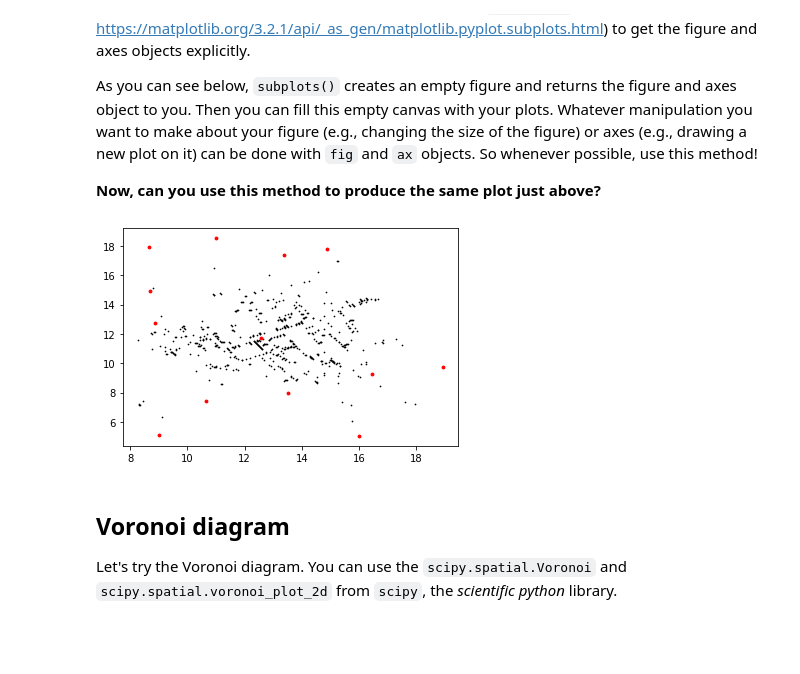
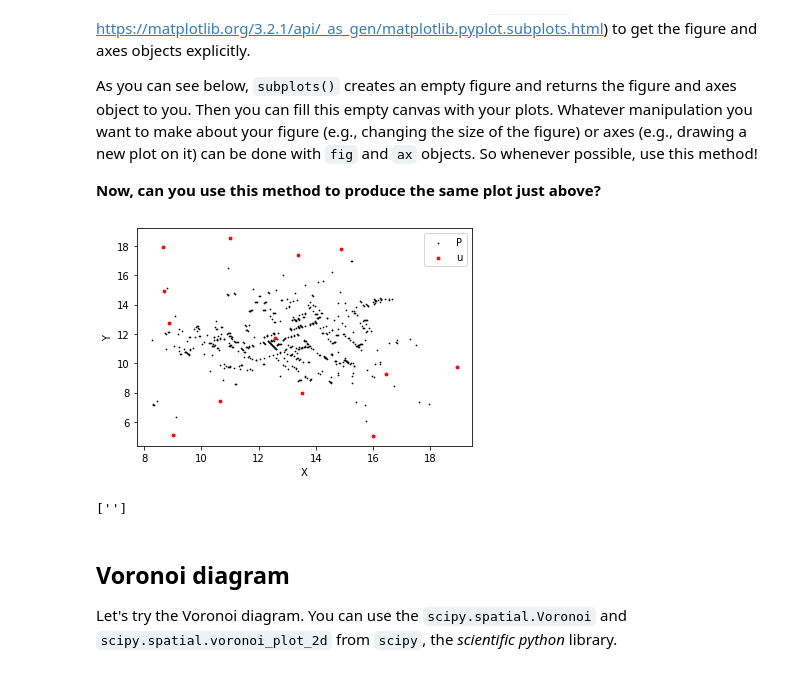
Before and after one commit to JasminClemmensen/dataVisualization-, a Jupyter notebook: individual_work/2_data_science_basics_s215705.ipynb, the cells around one changed output. Saved outputs shown, nothing was run; the diff lists cells and outputs as text; code cells hidden in the pictures; blank space fills up the shorter version.

```diff
--- a/individual_work/2_data_science_basics_s215705.ipynb
+++ b/individual_work/2_data_science_basics_s215705.ipynb
@@ -264,15 +269,27 @@ As you can see below, `subplots()` creates an empty figure and returns the figur
 **Now, can you use this method to produce the same plot just above?**
 # %%
 import matplotlib.pyplot as plt
-fig, ax = plt.subplots()
+figure, ax = plt.subplots()
+#setting axis labels
+plt.xlabel("X")
+plt.ylabel("Y")
+# your code here
+# I scatter the x and y axis respectively for each dataset and set the relevant configs
+ax.scatter(death_df["X"], death_df["Y"], c= "black", label="Deaths", s=0.5)
+#set legend
+ax.legend("Deaths")
+ax.scatter(pump_df["X"], pump_df["Y"], c="red", s=8, label="Pumps")
+ax.legend("Pumps")
 
-# your code here
-ax.scatter(death_df["X"], death_df["Y"], c= "black", label="Deaths", s=0.5)
-ax.scatter(pump_df["X"], pump_df["Y"], c="red", s=8, label="Pumps")
+
 
 plt.show()
 # %% [output]
-[figure, old version]
+[figure, new version]
+# %%
+x
+# %% [output]
+['']
 # %% [markdown]
 ## Voronoi diagram
 
```
Also changed, not shown: parts of 10 cells of this notebook, 12 other files.
